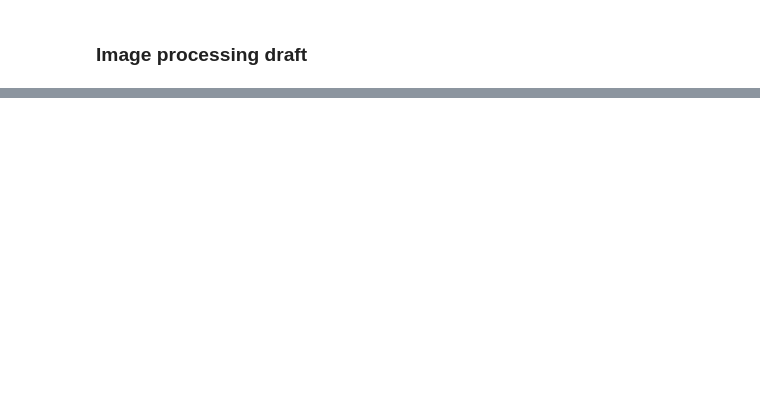
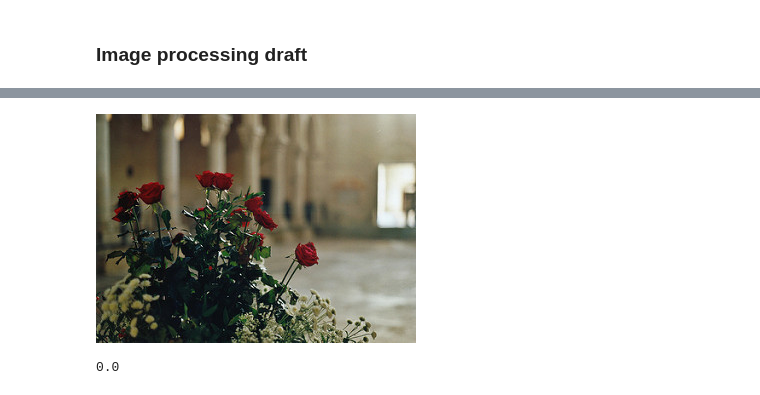
Before and after one commit to RenatoBMLR/Camera-Model-Identification, a Jupyter notebook: Camara-Model-Identification.ipynb, the cells around one changed output, grey strips where cells are left out. Cells and saved outputs as stored; diff of their text form; code cells hidden in the pictures; blank space fills up the shorter version.

```diff
--- a/Camara-Model-Identification.ipynb
+++ b/Camara-Model-Identification.ipynb
@@ -307,0 +373,12 @@ plt.axis('off')
+# %%
+path = 'data/flowers/rose/99383371_37a5ac12a3_n.jpg'
+# %%
+with open(path, 'rb') as f:
+    flbase = os.path.basename(path)
+
+    with Image.open(f) as img:
+         image = img.convert('RGB')
+# %%
+image
+# %% [output]
+[figure, added]
@@ -307,0 +390,4 @@ plt.axis('off')
+# %%
+img.min()
+# %% [output]
+0.0
```
Also changed, not shown: parts of 24 cells of this notebook.
